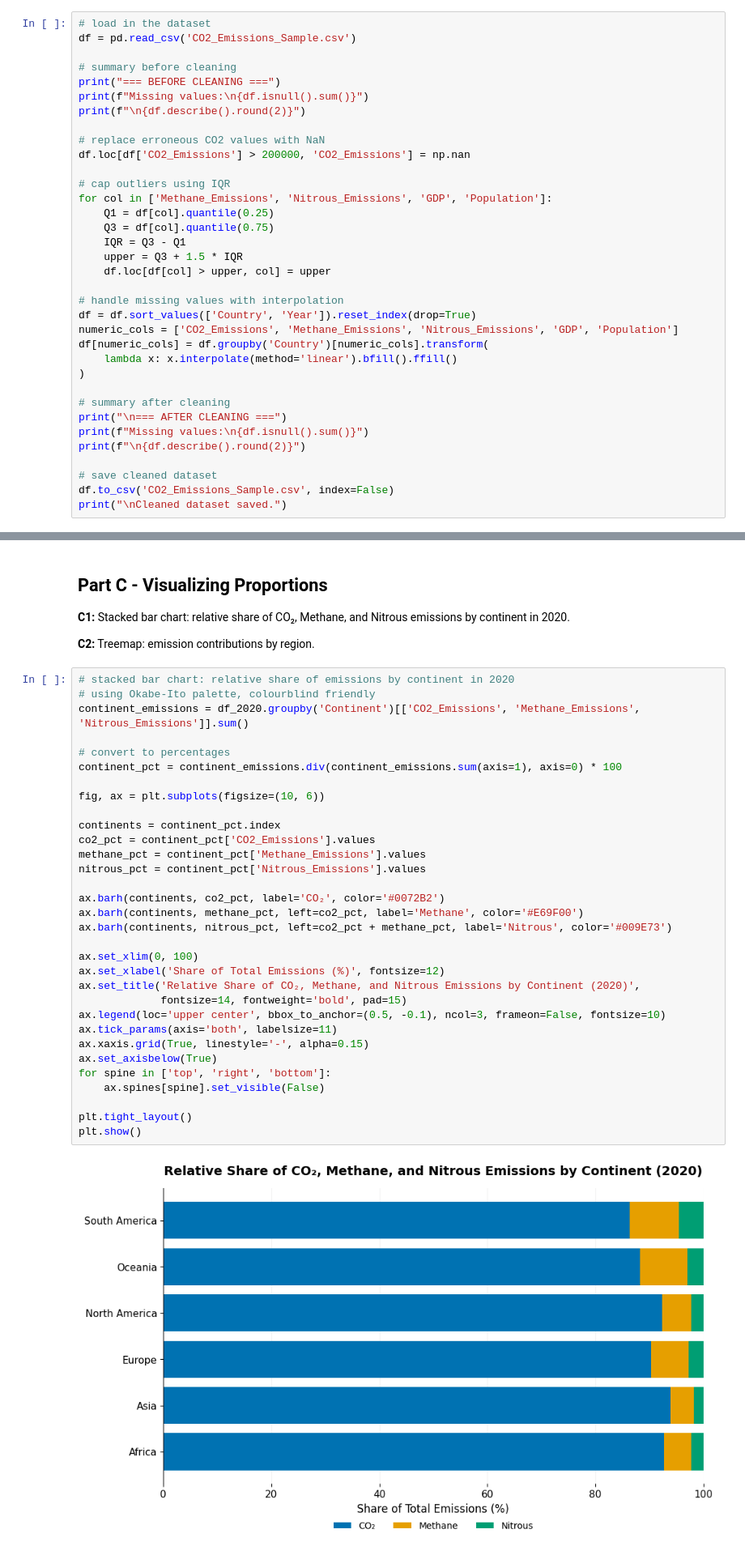
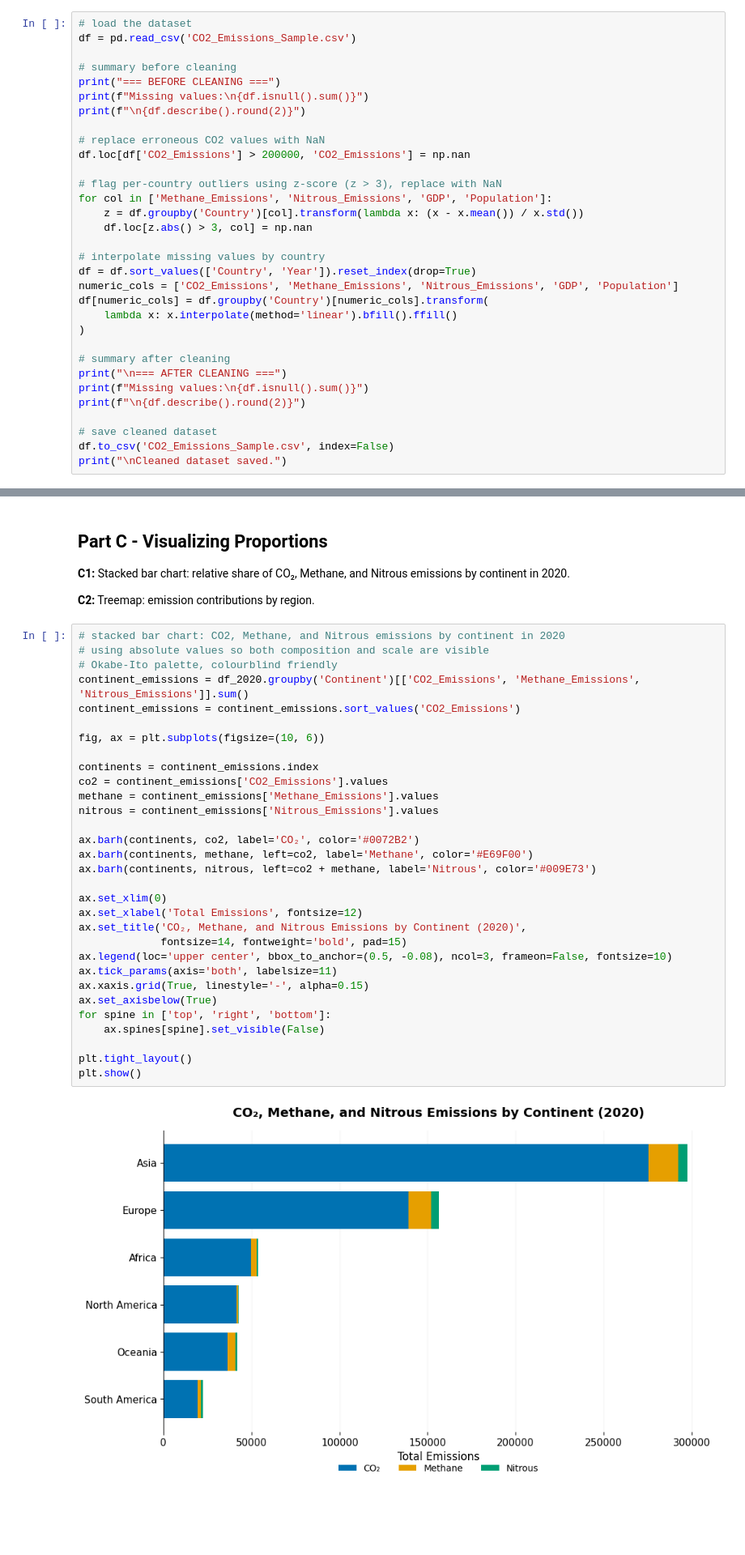
Before and after one commit to NickKL05/cp321, a Jupyter notebook: a2/a2_code.ipynb, the cells around one changed output, grey strips where cells are left out. Shown at 81% size. Saved outputs shown, nothing was run; the diff lists cells and outputs as text; blank space fills up the shorter version.

```diff
--- a/a2/a2_code.ipynb
+++ b/a2/a2_code.ipynb
@@ -18,7 +18,7 @@ import matplotlib.pyplot as plt
 import warnings
 warnings.filterwarnings('ignore')
 # %%
-# load in the dataset
+# load the dataset
 df = pd.read_csv('CO2_Emissions_Sample.csv')
 
 # summary before cleaning
@@ -29,15 +29,12 @@ print(f"\n{df.describe().round(2)}")
 # replace erroneous CO2 values with NaN
 df.loc[df['CO2_Emissions'] > 200000, 'CO2_Emissions'] = np.nan
 
-# cap outliers using IQR
+# flag per-country outliers using z-score (z > 3), replace with NaN
 for col in ['Methane_Emissions', 'Nitrous_Emissions', 'GDP', 'Population']:
-    Q1 = df[col].quantile(0.25)
-    Q3 = df[col].quantile(0.75)
-    IQR = Q3 - Q1
-    upper = Q3 + 1.5 * IQR
-    df.loc[df[col] > upper, col] = upper
+    z = df.groupby('Country')[col].transform(lambda x: (x - x.mean()) / x.std())
+    df.loc[z.abs() > 3, col] = np.nan
 
-# handle missing values with interpolation
+# interpolate missing values by country
 df = df.sort_values(['Country', 'Year']).reset_index(drop=True)
 numeric_cols = ['CO2_Emissions', 'Methane_Emissions', 'Nitrous_Emissions', 'GDP', 'Population']
 df[numeric_cols] = df.groupby('Country')[numeric_cols].transform(
@@ -258,39 +255,38 @@ plt.show()
 
 **C2:** Treemap: emission contributions by region.
 # %%
-# stacked bar chart: relative share of emissions by continent in 2020
-# using Okabe-Ito palette, colourblind friendly
+# stacked bar chart: CO2, Methane, and Nitrous emissions by continent in 2020
+# using absolute values so both composition and scale are visible
+# Okabe-Ito palette, colourblind friendly
 continent_emissions = df_2020.groupby('Continent')[['CO2_Emissions', 'Methane_Emissions', 'Nitrous_Emissions']].sum()
-
-# convert to percentages
-continent_pct = continent_emissions.div(continent_emissions.sum(axis=1), axis=0) * 100
+continent_emissions = continent_emissions.sort_values('CO2_Emissions')
 
 fig, ax = plt.subplots(figsize=(10, 6))
 
-continents = continent_pct.index
-co2_pct = continent_pct['CO2_Emissions'].values
-methane_pct = continent_pct['Methane_Emissions'].values
-nitrous_pct = continent_pct['Nitrous_Emissions'].values
+continents = continent_emissions.index
+co2 = continent_emissions['CO2_Emissions'].values
+methane = continent_emissions['Methane_Emissions'].values
+nitrous = continent_emissions['Nitrous_Emissions'].values
 
-ax.barh(continents, co2_pct, label='CO₂', color='#0072B2')
-ax.barh(continents, methane_pct, left=co2_pct, label='Methane', color='#E69F00')
-ax.barh(continents, nitrous_pct, left=co2_pct + methane_pct, label='Nitrous', color='#009E73')
+ax.barh(continents, co2, label='CO₂', color='#0072B2')
+ax.barh(continents, methane, left=co2, label='Methane', color='#E69F00')
+ax.barh(continents, nitrous, left=co2 + methane, label='Nitrous', color='#009E73')
 
-ax.set_xlim(0, 100)
-ax.set_xlabel('Share of Total Emissions (%)', fontsize=12)
-ax.set_title('Relative Share of CO₂, Methane, and Nitrous Emissions by Continent (2020)',
+ax.set_xlim(0)
+ax.set_xlabel('Total Emissions', fontsize=12)
+ax.set_title('CO₂, Methane, and Nitrous Emissions by Continent (2020)',
              fontsize=14, fontweight='bold', pad=15)
-ax.legend(loc='upper center', bbox_to_anchor=(0.5, -0.1), ncol=3, frameon=False, fontsize=10)
+ax.legend(loc='upper center', bbox_to_anchor=(0.5, -0.08), ncol=3, frameon=False, fontsize=10)
 ax.tick_params(axis='both', labelsize=11)
 ax.xaxis.grid(True, linestyle='-', alpha=0.15)
 ax.set_axisbelow(True)
 for spine in ['top', 'right', 'bottom']:
     ax.spines[spine].set_visible(False)
 
 plt.tight_layout()
 plt.show()
 # %% [output]
-[figure, old version]
+[figure, new version]
 # %%
 # treemap: CO2, Methane, and Nitrous emission contributions by continent
 import squarify
```
Also changed, not shown: parts of 10 cells of this notebook.
